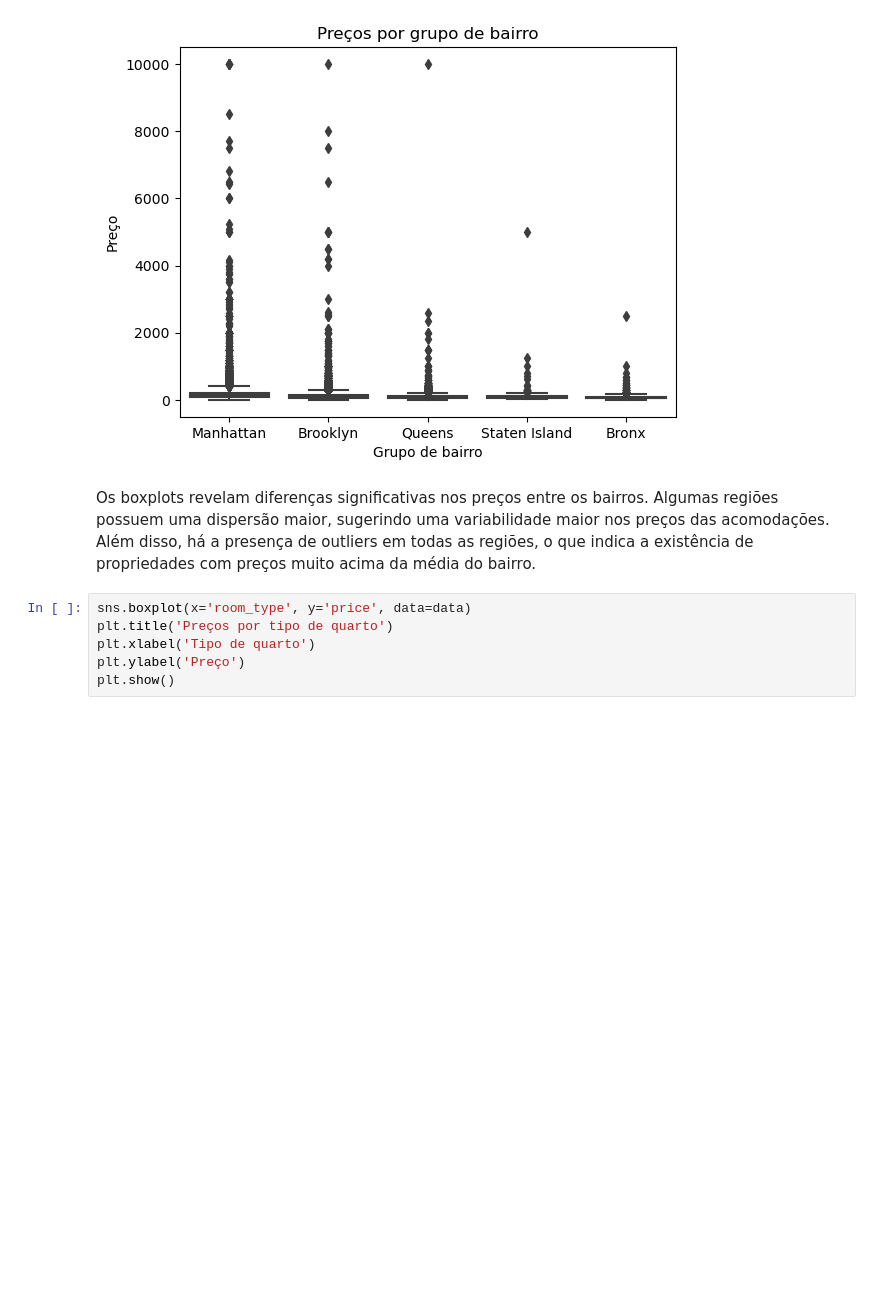
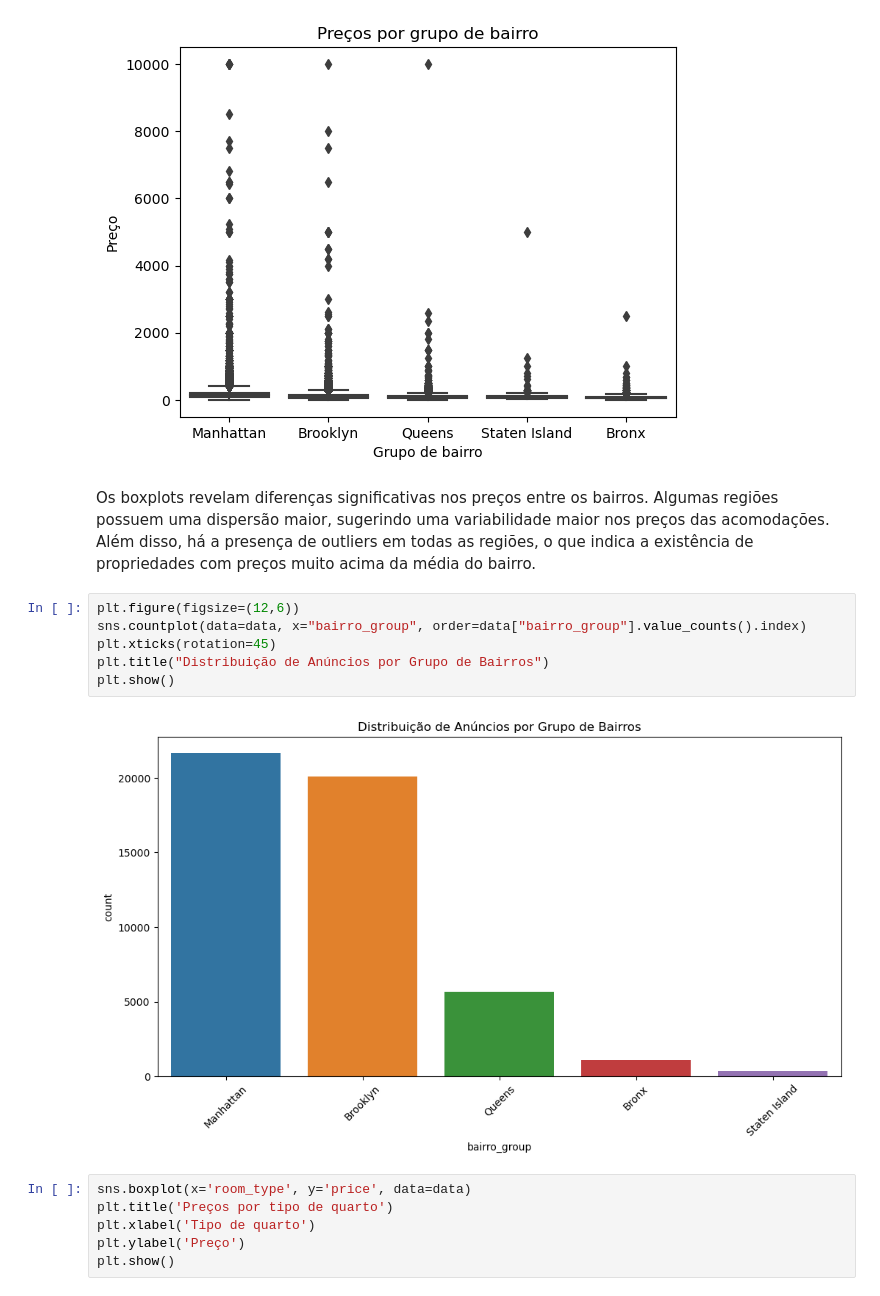
Before and after one commit to wellisonS/lighthouse-data-science, a Jupyter notebook: EDA.ipynb, the cells around one changed output. Drawn from its saved outputs; the diff is of its cells as text; blank space fills up the shorter version.

```diff
--- a/EDA.ipynb
+++ b/EDA.ipynb
@@ -179,6 +180,14 @@ plt.show()
 [figure]
 # %% [markdown]
 Os boxplots revelam diferenças significativas nos preços entre os bairros. Algumas regiões possuem uma dispersão maior, sugerindo uma variabilidade maior nos preços das acomodações. Além disso, há a presença de outliers em todas as regiões, o que indica a existência de propriedades com preços muito acima da média do bairro.
+# %%
+plt.figure(figsize=(12,6))
+sns.countplot(data=data, x="bairro_group", order=data["bairro_group"].value_counts().index)
+plt.xticks(rotation=45)
+plt.title("Distribuição de Anúncios por Grupo de Bairros")
+plt.show()
+# %% [output]
+[figure, added]
 # %%
 sns.boxplot(x='room_type', y='price', data=data)
 plt.title('Preços por tipo de quarto')
```
Also changed, not shown: parts of 4 cells of this notebook.
